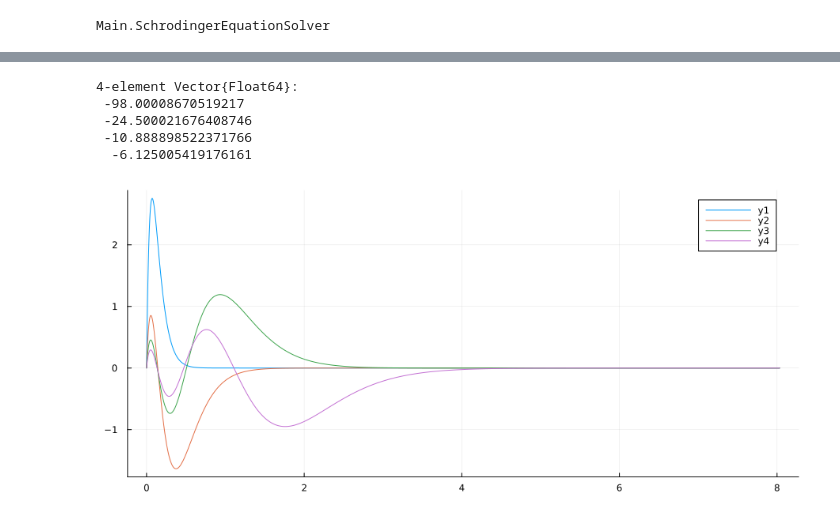
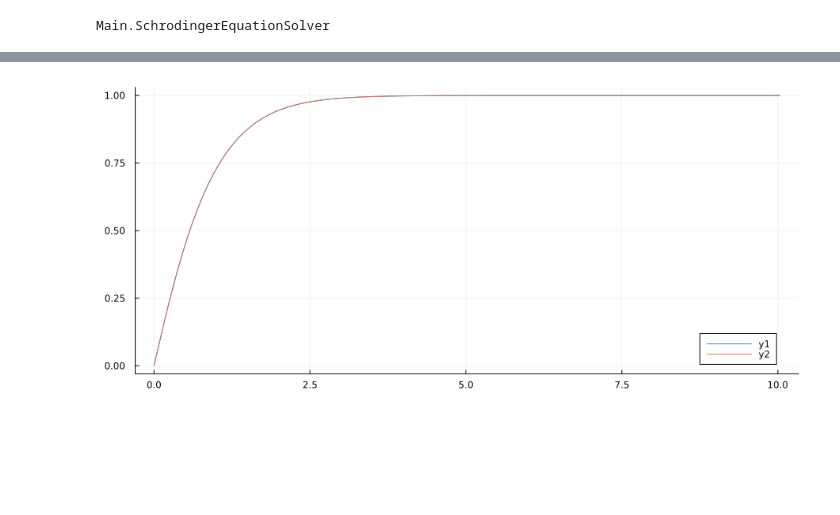
Before and after one commit to zeledon14/SchrodingerEquationSolver.jl, a Jupyter notebook: src/density_potentials.ipynb, the cells around one changed output, grey strips where cells are left out. Drawn from its saved outputs; the diff is of its cells as text; code cells hidden in the pictures; blank space fills up the shorter version.

```diff
--- a/src/density_potentials.ipynb
+++ b/src/density_potentials.ipynb
@@ -20,7 +23,7 @@ using Plots
 # %%
 #r_min::Float64=0.0;
 #r_max::Float64=50.0;
-r_max::Float64=8.0;
-Z::Int64=6;
+r_max::Float64=50.0;
+Z::Int64=2;
 #l::Int64=0;
 # %% [output]
@@ -121,8 +89,0 @@ end
-# %%
-eigen_list
-# %% [output]
-4-element Vector{Float64}:
- -98.00008670519217
- -24.500021676408746
- -10.888898522371766
-  -6.125005419176161
@@ -129,5 +98,7 @@ eigen_list
+# %%
+U_hartree_target=Hydrogen.U_hartree(grid);
 # %%
-plot!(grid, u_wave_functions)
+plot!(grid, [U_hartree,U_hartree_target])
 plot!(size=(900,400))
 # %% [output]
-[figure, old version]
+[figure, new version]
```
Also changed, not shown: parts of 25 cells of this notebook, 11 other files.
